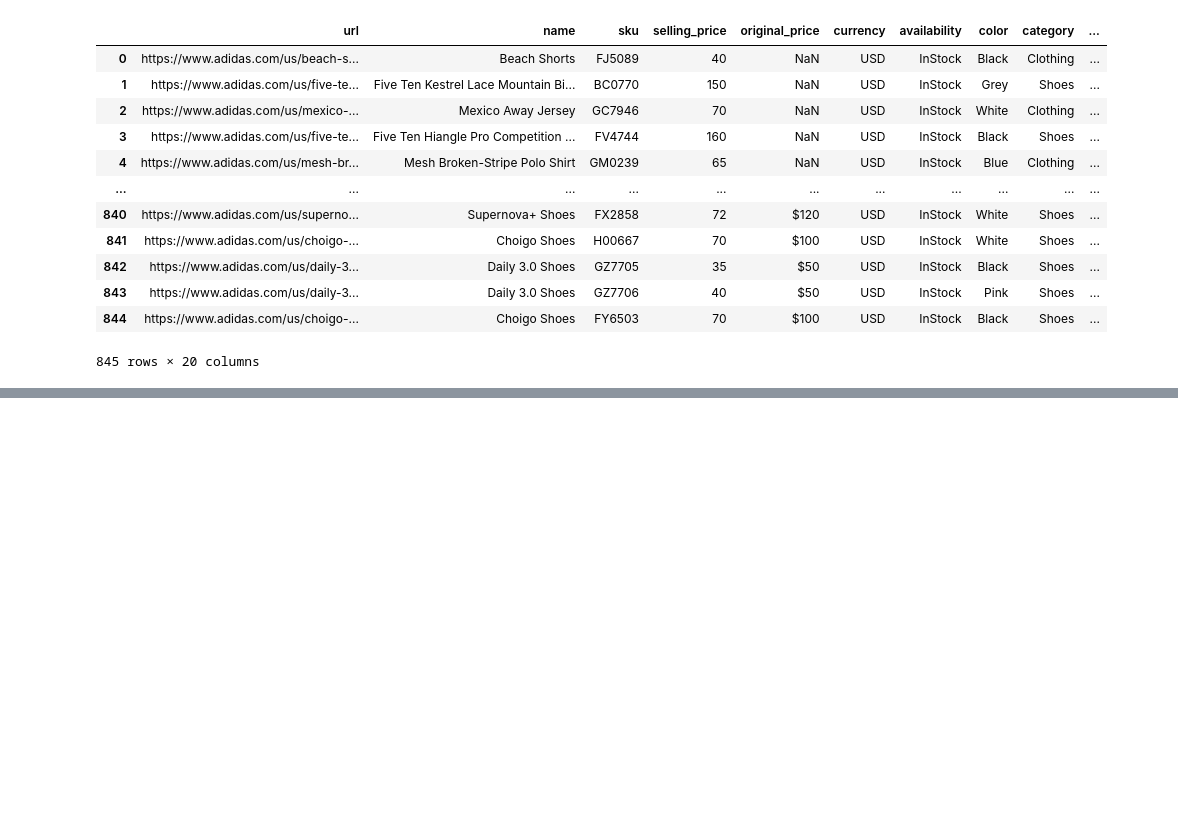
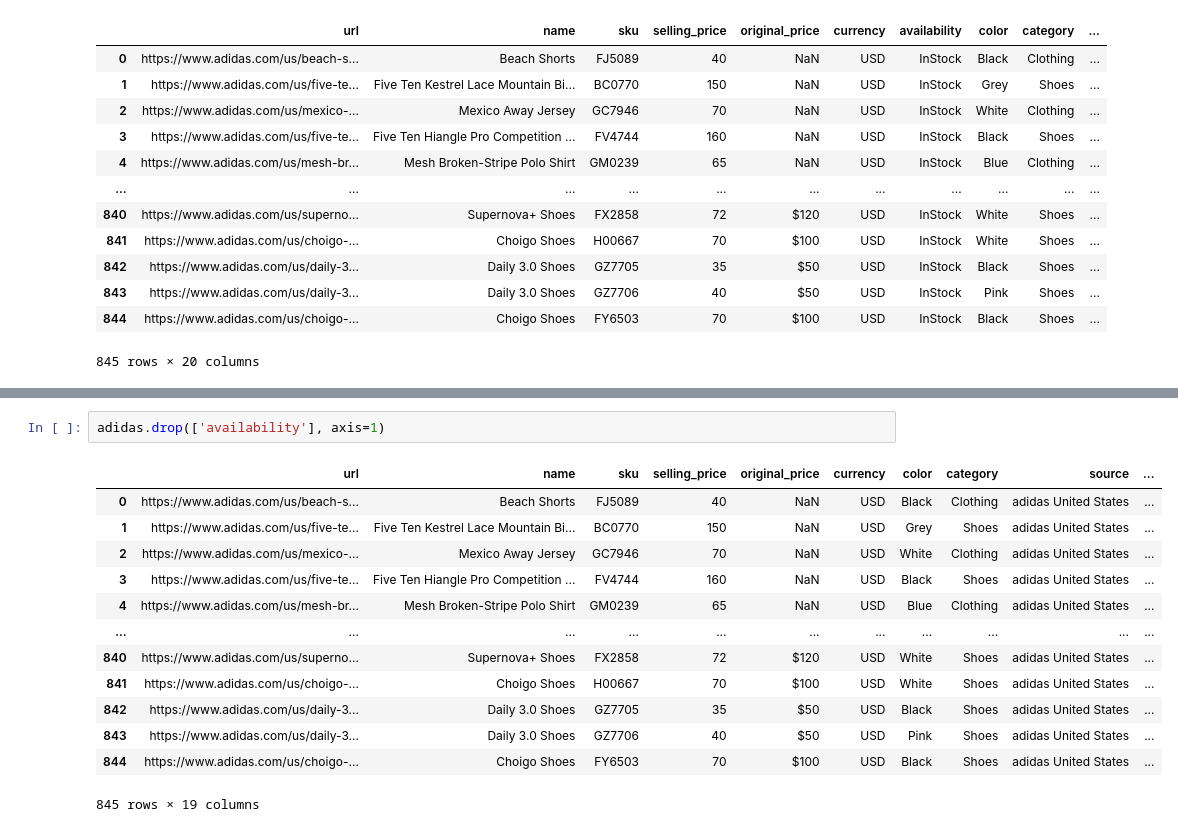
Before and after one commit to carlosr929214/Dataset_ADIDAS, a Jupyter notebook: Tarea Tranformacion de datos categoricos/EDA.ipynb, the cells around one changed output, grey strips where cells are left out. Saved outputs shown, nothing was run; the diff lists cells and outputs as text; blank space fills up the shorter version.

```diff
--- a/Tarea Tranformacion de datos categoricos/EDA.ipynb
+++ b/Tarea Tranformacion de datos categoricos/EDA.ipynb
@@ -20,0 +61,16 @@ adidas
+# %%
+adidas.drop(['availability'], axis=1)
+# %% [output]
+|  | url | name | sku | selling_price | original_price | currency | color | category | source | ... |
+| 0 | https://www.adidas.com/us/beach-s... | Beach Shorts | FJ5089 | 40 | NaN | USD | Black | Clothing | adidas United States | ... |
+| 1 | https://www.adidas.com/us/five-te... | Five Ten Kestrel Lace Mountain Bi... | BC0770 | 150 | NaN | USD | Grey | Shoes | adidas United States | ... |
+| 2 | https://www.adidas.com/us/mexico-... | Mexico Away Jersey | GC7946 | 70 | NaN | USD | White | Clothing | adidas United States | ... |
+| 3 | https://www.adidas.com/us/five-te... | Five Ten Hiangle Pro Competition ... | FV4744 | 160 | NaN | USD | Black | Shoes | adidas United States | ... |
+| 4 | https://www.adidas.com/us/mesh-br... | Mesh Broken-Stripe Polo Shirt | GM0239 | 65 | NaN | USD | Blue | Clothing | adidas United States | ... |
+| ... | ... | ... | ... | ... | ... | ... | ... | ... | ... | ... |
+| 840 | https://www.adidas.com/us/superno... | Supernova+ Shoes | FX2858 | 72 | $120 | USD | White | Shoes | adidas United States | ... |
+| 841 | https://www.adidas.com/us/choigo-... | Choigo Shoes | H00667 | 70 | $100 | USD | White | Shoes | adidas United States | ... |
+| 842 | https://www.adidas.com/us/daily-3... | Daily 3.0 Shoes | GZ7705 | 35 | $50 | USD | Black | Shoes | adidas United States | ... |
+| 843 | https://www.adidas.com/us/daily-3... | Daily 3.0 Shoes | GZ7706 | 40 | $50 | USD | Pink | Shoes | adidas United States | ... |
+| 844 | https://www.adidas.com/us/choigo-... | Choigo Shoes | FY6503 | 70 | $100 | USD | Black | Shoes | adidas United States | ... |
+845 rows × 19 columns
```
Also changed, not shown: parts of 24 cells of this notebook, 1 other file.
